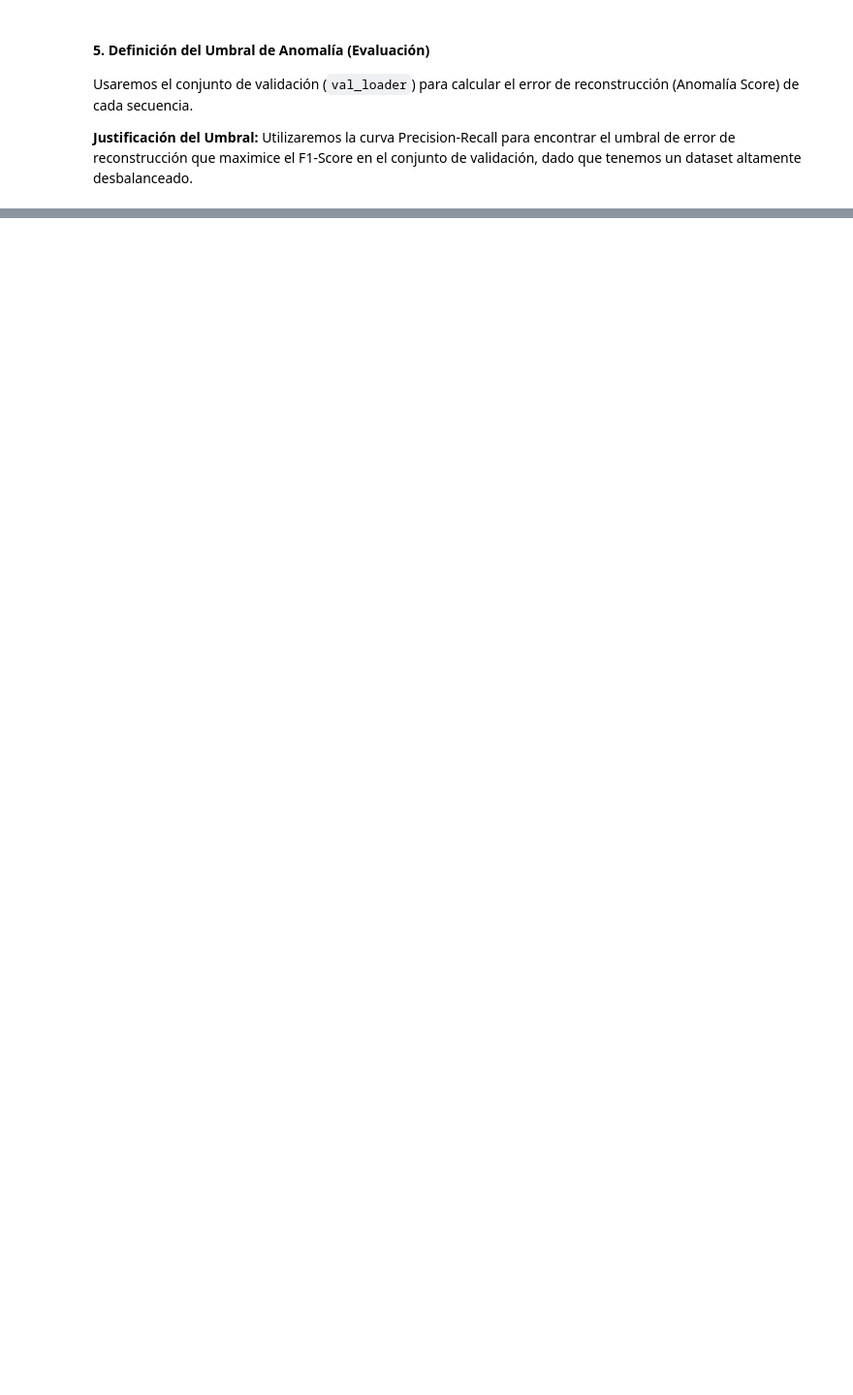
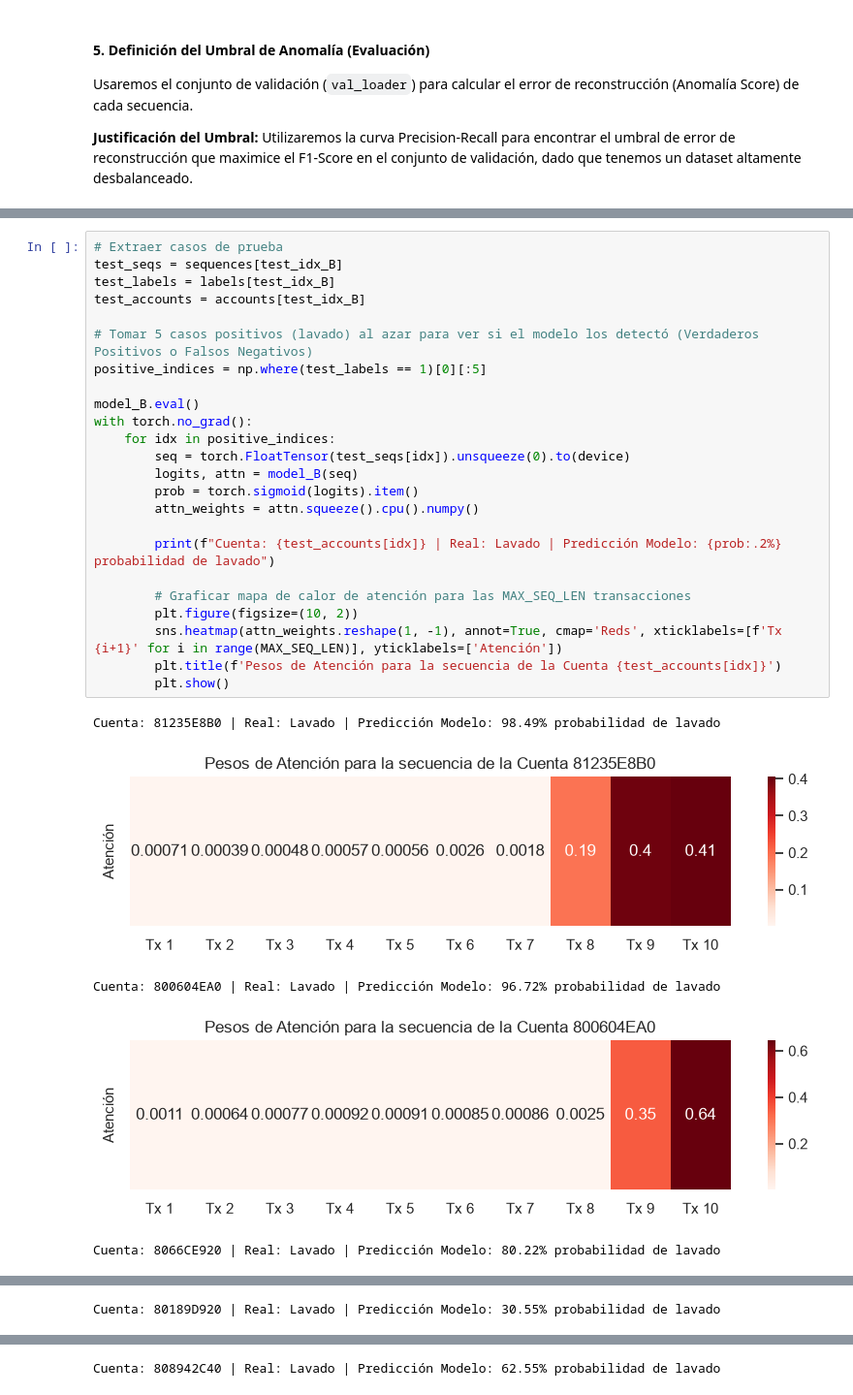
Before and after one commit to nadissa1508/CC3092-DEEP-LEARNING, a Jupyter notebook: Proyecto 2/01_EDA_and_DataPrep.ipynb, the cells around one changed output, grey strips where cells are left out. Shown at 97% size. Cells and saved outputs as stored; diff of their text form; blank space fills up the shorter version.

```diff
--- a/Proyecto 2/01_EDA_and_DataPrep.ipynb
+++ b/Proyecto 2/01_EDA_and_DataPrep.ipynb
@@ -369,0 +558,30 @@ Mejor F1-Score en Validación: 0.1329
+# %%
+# Extraer casos de prueba
+test_seqs = sequences[test_idx_B]
+test_labels = labels[test_idx_B]
+test_accounts = accounts[test_idx_B]
+
+# Tomar 5 casos positivos (lavado) al azar para ver si el modelo los detectó (Verdaderos Positivos o Falsos Negativos)
+positive_indices = np.where(test_labels == 1)[0][:5]
+
+model_B.eval()
+with torch.no_grad():
+    for idx in positive_indices:
+        seq = torch.FloatTensor(test_seqs[idx]).unsqueeze(0).to(device)
+        logits, attn = model_B(seq)
+        prob = torch.sigmoid(logits).item()
+        attn_weights = attn.squeeze().cpu().numpy()
+
+        print(f"Cuenta: {test_accounts[idx]} | Real: Lavado | Predicción Modelo: {prob:.2%} probabilidad de lavado")
+
+        # Graficar mapa de calor de atención para las MAX_SEQ_LEN transacciones
+        plt.figure(figsize=(10, 2))
+        sns.heatmap(attn_weights.reshape(1, -1), annot=True, cmap='Reds', xticklabels=[f'Tx {i+1}' for i in range(MAX_SEQ_LEN)], yticklabels=['Atención'])
+        plt.title(f'Pesos de Atención para la secuencia de la Cuenta {test_accounts[idx]}')
+        plt.show()
+# %% [output]
+Cuenta: 81235E8B0 | Real: Lavado | Predicción Modelo: 98.49% probabilidad de lavado
+[figure, added]
+Cuenta: 800604EA0 | Real: Lavado | Predicción Modelo: 96.72% probabilidad de lavado
+[figure, added]
+Cuenta: 8066CE920 | Real: Lavado | Predicción Modelo: 80.22% probabilidad de lavado
@@ -369,0 +589 @@ Mejor F1-Score en Validación: 0.1329
+Cuenta: 80189D920 | Real: Lavado | Predicción Modelo: 30.55% probabilidad de lavado
@@ -369,0 +591 @@ Mejor F1-Score en Validación: 0.1329
+Cuenta: 808942C40 | Real: Lavado | Predicción Modelo: 62.55% probabilidad de lavado
```
Also changed, not shown: parts of 12 cells of this notebook, 1 other file.
